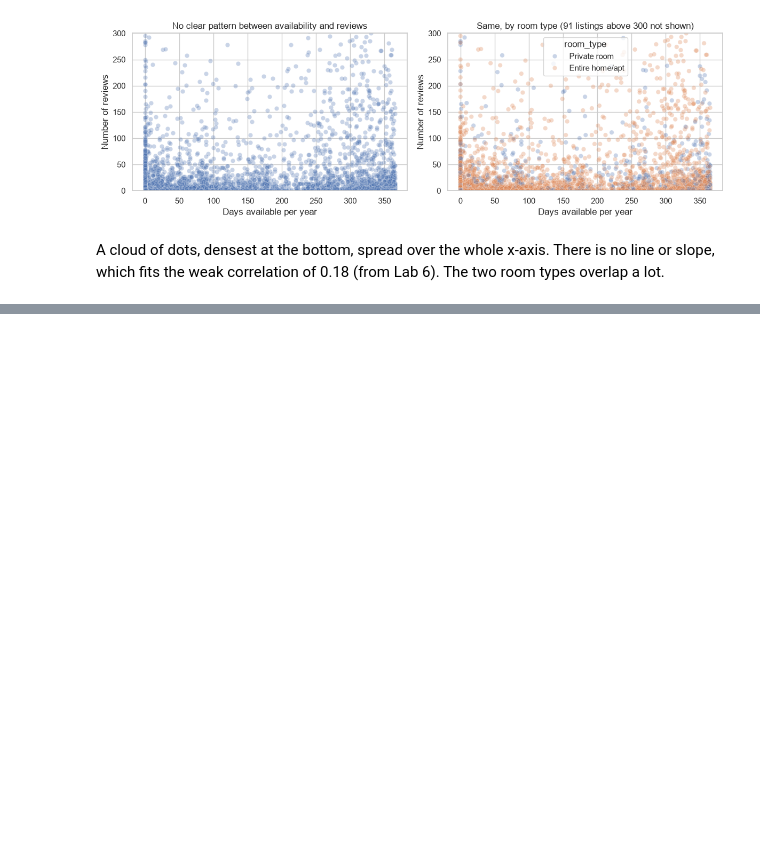
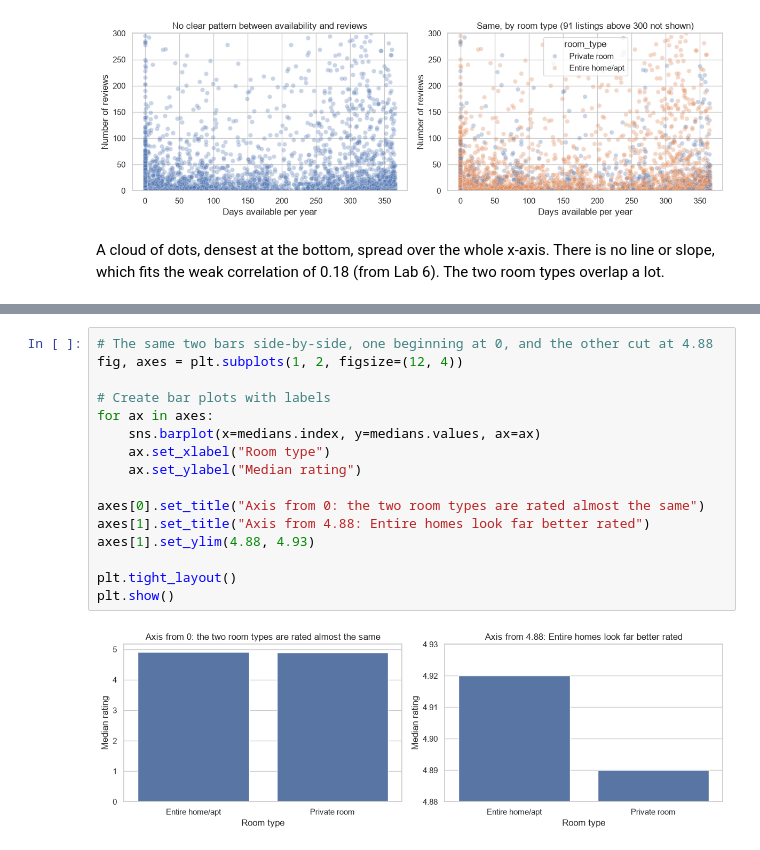
Before and after one commit to VictorSago/Lexicon-Labs, a Jupyter notebook: DataAnalysis/lab7.ipynb, the cells around one changed output, grey strips where cells are left out. Saved outputs shown, nothing was run; the diff lists cells and outputs as text; blank space fills up the shorter version.

```diff
--- a/DataAnalysis/lab7.ipynb
+++ b/DataAnalysis/lab7.ipynb
@@ -217,0 +269,18 @@ A cloud of dots, densest at the bottom, spread over the whole x-axis. There is n
+# %%
+# The same two bars side-by-side, one beginning at 0, and the other cut at 4.88
+fig, axes = plt.subplots(1, 2, figsize=(12, 4))
+
+# Create bar plots with labels
+for ax in axes:
+    sns.barplot(x=medians.index, y=medians.values, ax=ax)
+    ax.set_xlabel("Room type")
+    ax.set_ylabel("Median rating")
+
+axes[0].set_title("Axis from 0: the two room types are rated almost the same")
+axes[1].set_title("Axis from 4.88: Entire homes look far better rated")
+axes[1].set_ylim(4.88, 4.93)
+
+plt.tight_layout()
+plt.show()
+# %% [output]
+[figure, added]
```
Also changed, not shown: parts of 9 cells of this notebook, 1 other file.
